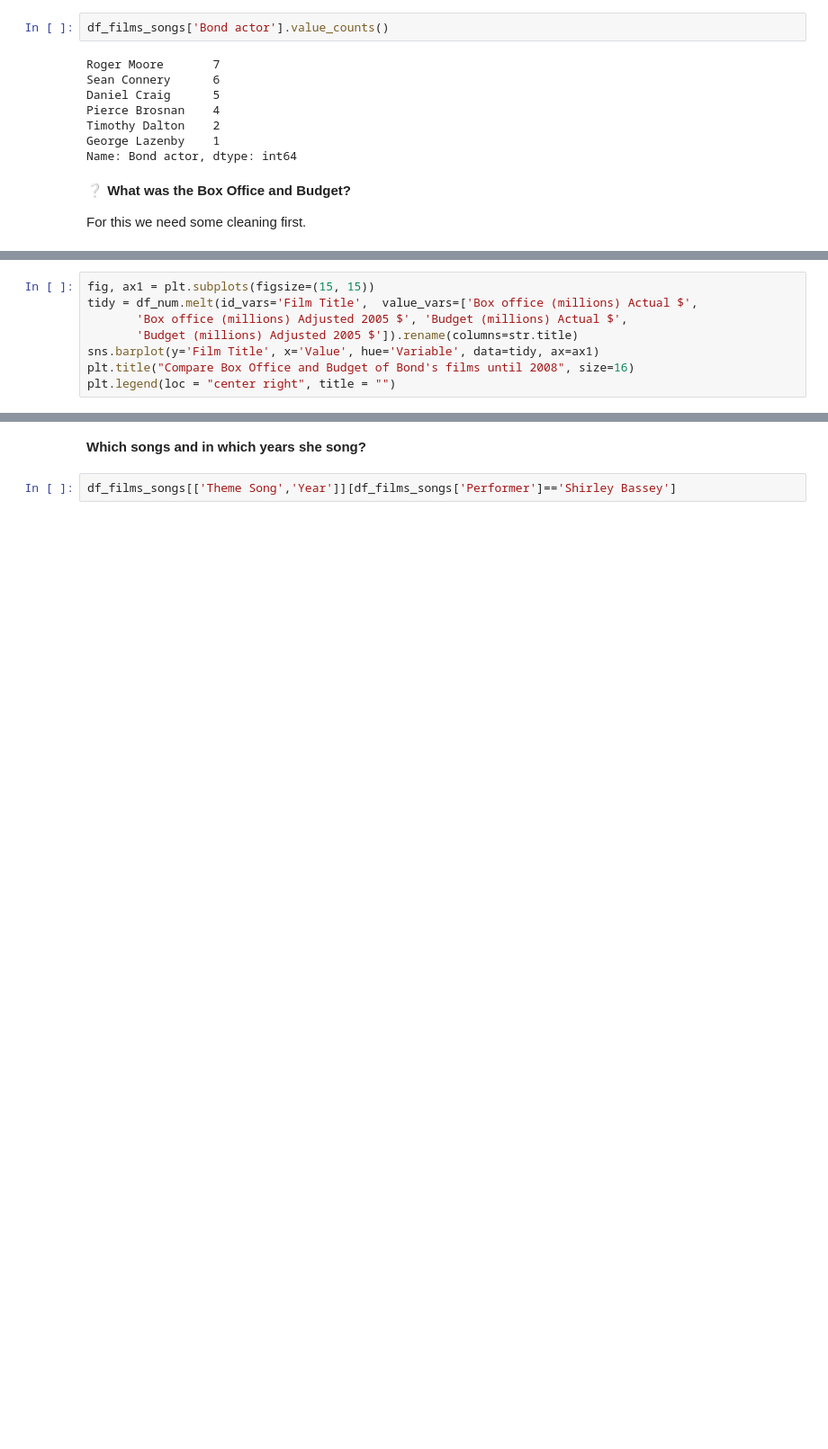
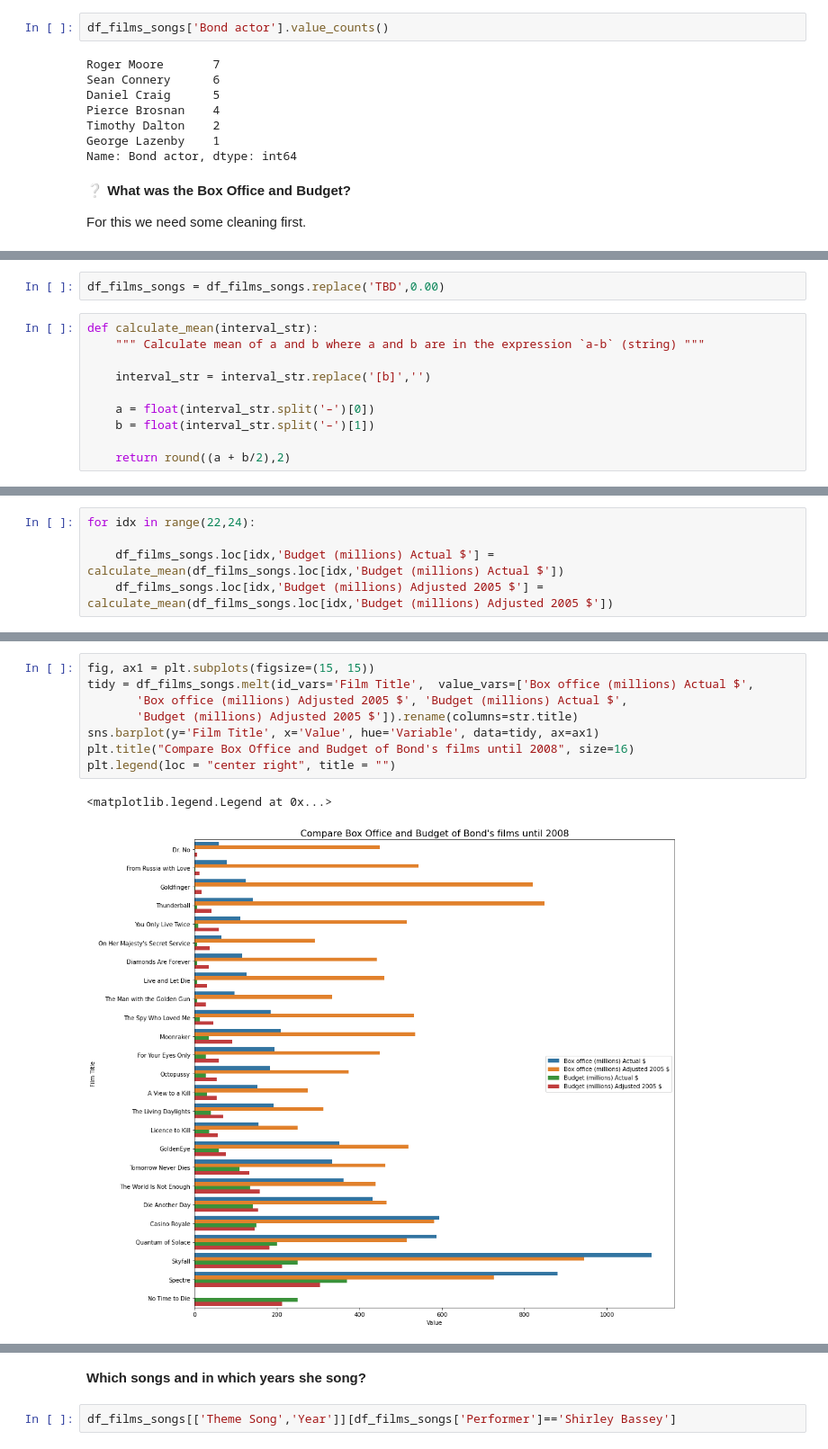
Before and after one commit to dpbac/basics-web-scraping, a Jupyter notebook: notebooks/Basic Tutorial Webscraping.ipynb, the cells around one changed output, grey strips where cells are left out. Shown at 90% size. Drawn from its saved outputs; the diff is of its cells as text; blank space fills up the shorter version.

Commit message:
refactor: Make transformations to transform Box Office and Budget information in float

```diff
--- a/notebooks/Basic Tutorial Webscraping.ipynb
+++ b/notebooks/Basic Tutorial Webscraping.ipynb
@@ -614,0 +619,12 @@ For this we need some cleaning first.
+# %%
+df_films_songs = df_films_songs.replace('TBD',0.00)
+# %%
+def calculate_mean(interval_str):
+    """ Calculate mean of a and b where a and b are in the expression `a-b` (string) """
+
+    interval_str = interval_str.replace('[b]','')
+
+    a = float(interval_str.split('–')[0])
+    b = float(interval_str.split('–')[1])
+
+    return round((a + b/2),2)
@@ -614,0 +640,5 @@ For this we need some cleaning first.
+# %%
+for idx in range(22,24):
+
+    df_films_songs.loc[idx,'Budget (millions) Actual $'] = calculate_mean(df_films_songs.loc[idx,'Budget (millions) Actual $'])
+    df_films_songs.loc[idx,'Budget (millions) Adjusted 2005 $'] = calculate_mean(df_films_songs.loc[idx,'Budget (millions) Adjusted 2005 $'])
@@ -622,9 +691,12 @@ for col in ['Box office (millions) Actual $',
 # %%
 fig, ax1 = plt.subplots(figsize=(15, 15))
-tidy = df_num.melt(id_vars='Film Title',  value_vars=['Box office (millions) Actual $',
+tidy = df_films_songs.melt(id_vars='Film Title',  value_vars=['Box office (millions) Actual $',
        'Box office (millions) Adjusted 2005 $', 'Budget (millions) Actual $',
        'Budget (millions) Adjusted 2005 $']).rename(columns=str.title)
 sns.barplot(y='Film Title', x='Value', hue='Variable', data=tidy, ax=ax1)
 plt.title("Compare Box Office and Budget of Bond's films until 2008", size=16)
 plt.legend(loc = "center right", title = "")
+# %% [output]
+<matplotlib.legend.Legend at 0x...>
+[figure, added]
 # %% [markdown]
```
Also changed, not shown: parts of 14 cells of this notebook.
